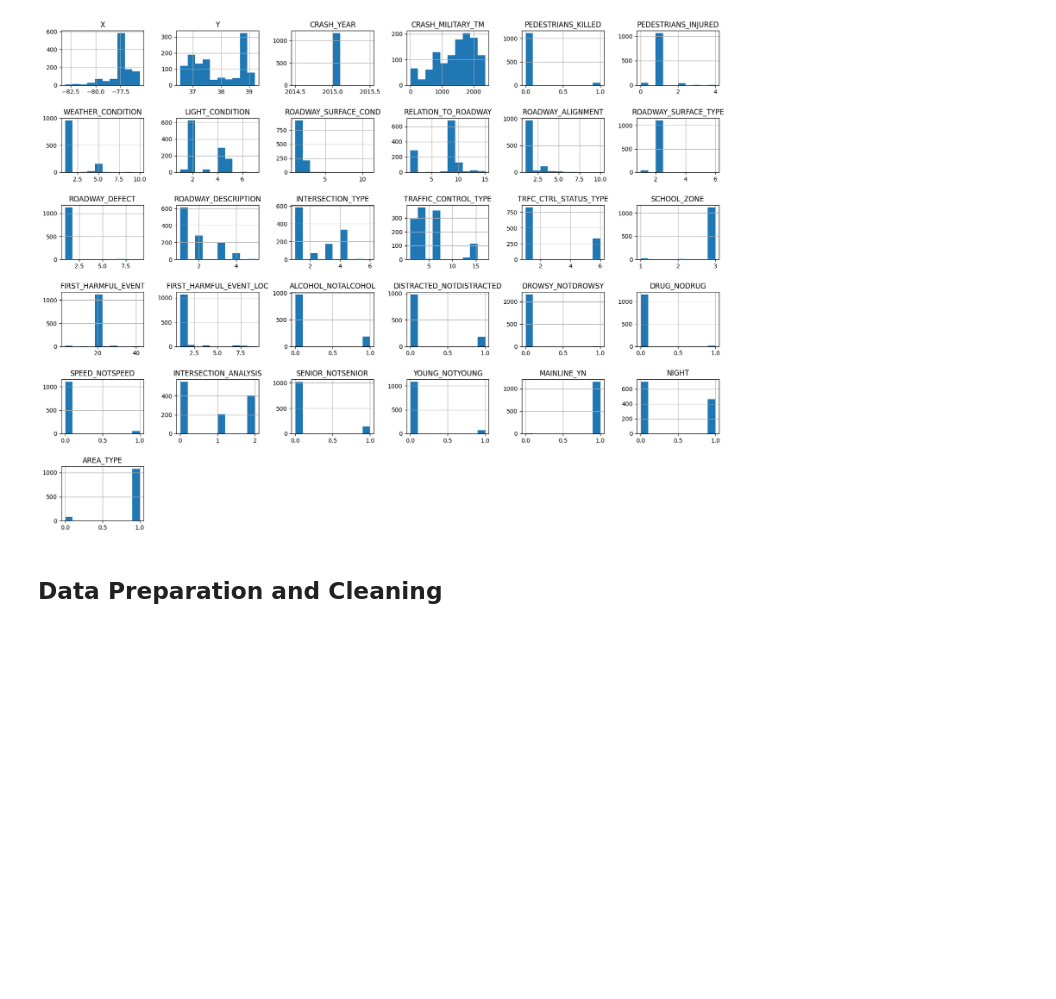
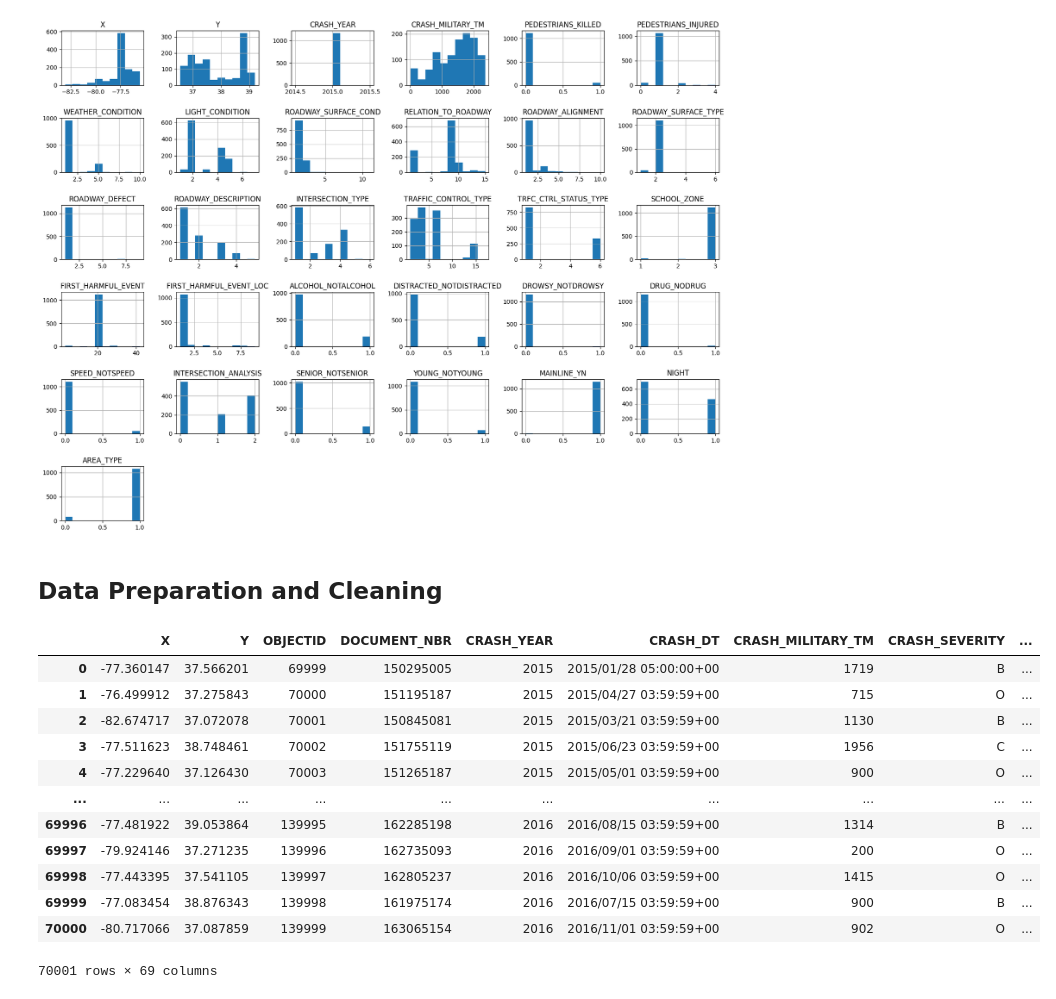
Before and after one commit to chrryyy/cs_4774_team_snorlax, a Jupyter notebook: Analysis_of_Improving_Pedestrian_Safety.ipynb, the cells around one changed output. Drawn from its saved outputs; the diff is of its cells as text; code cells hidden in the pictures; blank space fills up the shorter version.

```diff
--- a/Analysis_of_Improving_Pedestrian_Safety.ipynb
+++ b/Analysis_of_Improving_Pedestrian_Safety.ipynb
@@ -105,3 +107,20 @@ plt.show()
 [figure]
 # %% [markdown]
 ## Data Preparation and Cleaning
+# %%
+new_df = pd.read_csv('Crash_Data_2.csv')
+new_df
+# %% [output]
+|  | X | Y | OBJECTID | DOCUMENT_NBR | CRASH_YEAR | CRASH_DT | CRASH_MILITARY_TM | CRASH_SEVERITY | ... |
+| 0 | -77.360147 | 37.566201 | 69999 | 150295005 | 2015 | 2015/01/28 05:00:00+00 | 1719 | B | ... |
+| 1 | -76.499912 | 37.275843 | 70000 | 151195187 | 2015 | 2015/04/27 03:59:59+00 | 715 | O | ... |
+| 2 | -82.674717 | 37.072078 | 70001 | 150845081 | 2015 | 2015/03/21 03:59:59+00 | 1130 | B | ... |
+| 3 | -77.511623 | 38.748461 | 70002 | 151755119 | 2015 | 2015/06/23 03:59:59+00 | 1956 | C | ... |
+| 4 | -77.229640 | 37.126430 | 70003 | 151265187 | 2015 | 2015/05/01 03:59:59+00 | 900 | O | ... |
+| ... | ... | ... | ... | ... | ... | ... | ... | ... | ... |
+| 69996 | -77.481922 | 39.053864 | 139995 | 162285198 | 2016 | 2016/08/15 03:59:59+00 | 1314 | B | ... |
+| 69997 | -79.924146 | 37.271235 | 139996 | 162735093 | 2016 | 2016/09/01 03:59:59+00 | 200 | O | ... |
+| 69998 | -77.443395 | 37.541105 | 139997 | 162805237 | 2016 | 2016/10/06 03:59:59+00 | 1415 | O | ... |
+| 69999 | -77.083454 | 38.876343 | 139998 | 161975174 | 2016 | 2016/07/15 03:59:59+00 | 900 | B | ... |
+| 70000 | -80.717066 | 37.087859 | 139999 | 163065154 | 2016 | 2016/11/01 03:59:59+00 | 902 | O | ... |
+70001 rows × 69 columns
```
Also changed, not shown: parts of 5 cells of this notebook.
